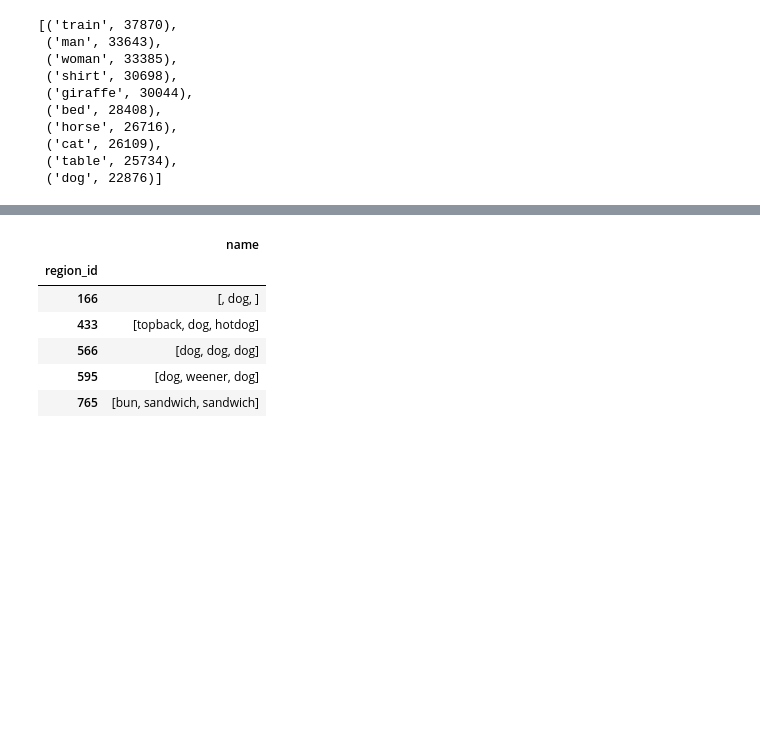
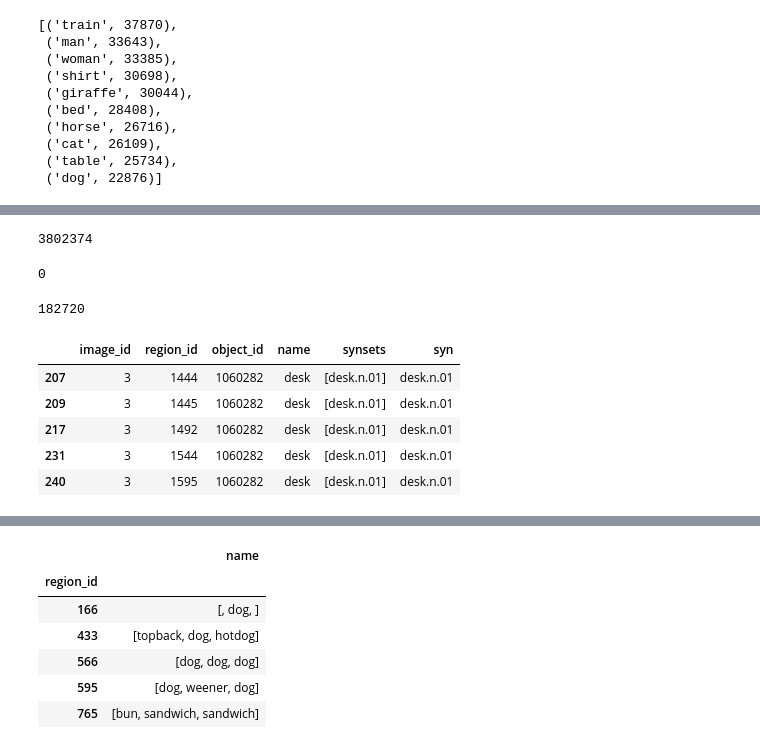
Before and after one commit to sinazarriess/many_names_collection, a Jupyter notebook: analysis/vg_manynames.ipynb, the cells around one changed output, grey strips where cells are left out. Drawn from its saved outputs; the diff is of its cells as text; code cells hidden in the pictures; blank space fills up the shorter version.

```diff
--- a/analysis/vg_manynames.ipynb
+++ b/analysis/vg_manynames.ipynb
@@ -174,3 +174,5 @@ def get_name(tlist):
     return ''
 codf['name'] = codf['attribute_parse'].apply(lambda x: get_name(x))
 fldf['name'] = fldf['attr_name_stnf'].apply(lambda x: get_name(x))
+# %%
+mnobjects = set(list(mndf.vg_object_id))
@@ -177,2 +195,23 @@ fldf['name'] = fldf['attr_name_stnf'].apply(lambda x: get_name(x))
+# %%
+len(vgobjects2)
+# %% [output]
+3802374
+# %%
+len([obj for obj in mnobjects if not obj in vgobjects2])
+# %% [output]
+0
 # %%
-vgreg_submn = vgregdf[vgregdf['object_id'].isin(mndf.vg_object_id)]
+vgreg_submn = vgregdf[vgregdf['object_id'].isin(mnobjects)]
+# %%
+len(vgreg_submn)
+# %% [output]
+182720
+# %%
+vgreg_submn.head()
+# %% [output]
+|  | image_id | region_id | object_id | name | synsets | syn |
+| 207 | 3 | 1444 | 1060282 | desk | [desk.n.01] | desk.n.01 |
+| 209 | 3 | 1445 | 1060282 | desk | [desk.n.01] | desk.n.01 |
+| 217 | 3 | 1492 | 1060282 | desk | [desk.n.01] | desk.n.01 |
+| 231 | 3 | 1544 | 1060282 | desk | [desk.n.01] | desk.n.01 |
+| 240 | 3 | 1595 | 1060282 | desk | [desk.n.01] | desk.n.01 |
```
Also changed, not shown: parts of 15 cells of this notebook, 2 other files.
